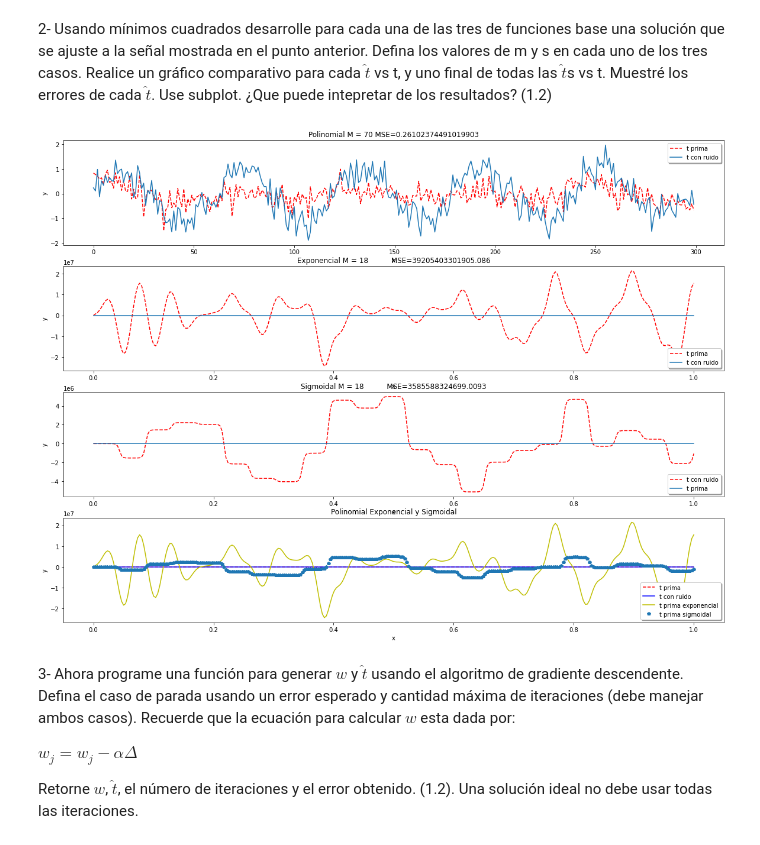
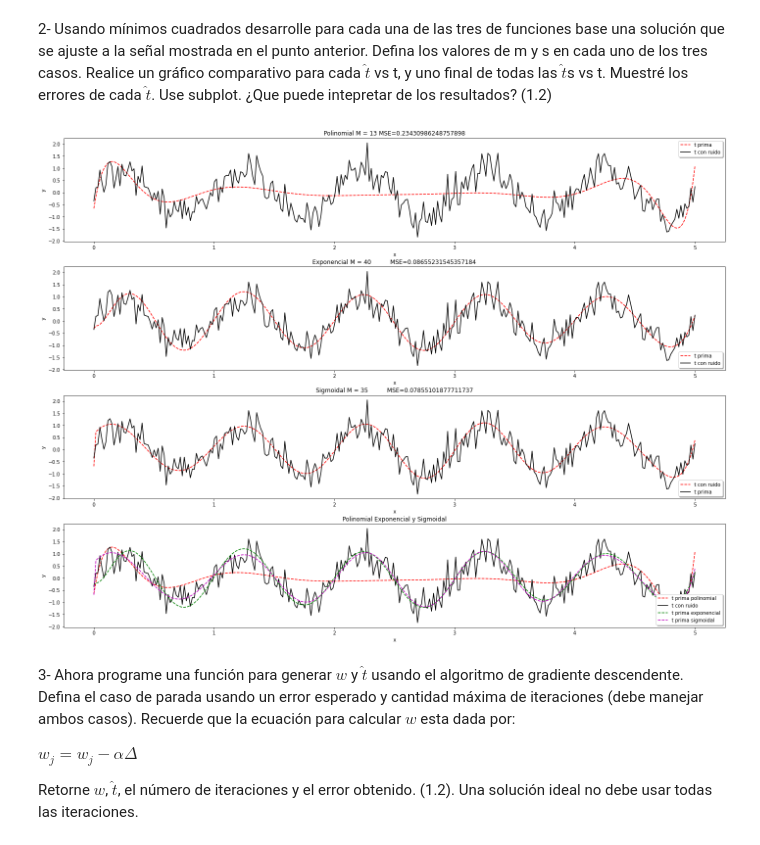
Before and after one commit to crisywini/ia_workspace, a Jupyter notebook: Taller3-Gradiente descendente.ipynb, the cells around one changed output. Saved outputs shown, nothing was run; the diff lists cells and outputs as text; code cells hidden in the pictures.

```diff
--- a/Taller3-Gradiente descendente.ipynb
+++ b/Taller3-Gradiente descendente.ipynb
@@ -52,6 +52,7 @@ def polinomial(X, m, x, s=0):
     for i in range(i_limit):
         for j in range(j_limit):
             X[i][j] = get_polinomial(x[i], j)
+    X[:, 0] = 1
 
 def exponential(X, m, x, s=1):
     '''
@@ -78,7 +79,7 @@ def get_phi(fn, x, m, s=1):
     '''
     Obtiene phi
     '''
-    medium = np.linspace(0,1, m)
+    medium = np.linspace(0,5, m)
     X = np.zeros((len(x),m)) #Tamaño de t por m
     fn(X, medium, x, s)
     return X
@@ -97,17 +98,12 @@ def mean_square_error(Y, w):
 
     return error
 
-def get_W(fn, x, m, c=t, s=1):
+def get_W(phi,c=t):
     '''
     Calcula el W mediante la formula
     '''
-    phi = get_phi(fn, x, m, s)
-    T = np.array([t])
-    Y = ((np.linalg.inv((phi.T.dot(phi)))).dot(phi.T))
-    T = T.T
-    #129,10  -> 129,1
-    #No importa la transpuesta, se genera #características X 1
-    W =Y.dot(T)
+    T = np.array([c])
+    W = ((np.linalg.inv((phi.T.dot(phi)))).dot(phi.T)).dot(T.T)
     return W
 
 def get_y_values(Y):
@@ -121,63 +117,68 @@ def get_y_values(Y):
             y.append(Y[i][j])
     return y
 
-x = np.arange(0,len(t),1)#Tabular valores de x
-W = get_W(polinomial, x, 50)#Se Crea el primer W
+#x = np.arange(0,len(t),1)#Tabular valores de x
+
 #print(W)
-X = get_phi(polinomial, x, 50)#Se crea phi
+X = get_phi(polinomial, x, 13)#Se crea phi
+W = get_W(X)#Se Crea el primer W
 Y = X.dot(W)#Se crean las predicciones
 mse1 = mean_square_error(Y, W)#Se crea el error cuadrático medio
 y = get_y_values(Y)#Valores de y para graficar
 
-x1 = np.linspace(0,1,len(t)) #Asociado a la media
-W1 = get_W(exponential, x1, 40, 0.01)
-X1 = get_phi(exponential, x1, 40, 0.01)
+#x1 = np.linspace(0,1,len(t)) #Asociado a la media
+
+X1 = get_phi(exponential, x, 40, 0.8)
+W1 = get_W(X1)
 Y1 = X1.dot(W1)
 y1 = get_y_values(Y1)
-mse2 =  mean_square_error(Y1, W1)
+mse2 =  mean_square_error(Y1, W1)#Cambiar el w
 
-W2 = get_W(sigmoidal, x1, 24, 0.002)
-X2 = get_phi(sigmoidal, x1, 24, 0.002)
+
+X2 = get_phi(sigmoidal, x, 35, t.std())
+W2 = get_W(X2)
 Y2 = X2.dot(W2)
 y2 = get_y_values(Y2)
 mse3 =  mean_square_error(Y2, W2)
 
 
 plt.subplots(4,1, figsize=(20,15))
 plt.subplot(4,1,1)
-plt.plot(x, y, 'r--', x, t)
-plt.title("Polinomial M = 70 MSE="+str(mse1))
+plt.tight_layout(pad=3.0)
+plt.plot(x, y, 'r--', x, t, 'k')
+plt.title("Polinomial M = 13 MSE="+str(mse1))
 plt.ylabel('y')
 plt.xlabel('x')
 plt.legend(('t prima', 't con ruido'), loc='upper right', shadow=True)
 
+
 plt.subplot(4,1,2)
-plt.plot(x1, y1, 'r--', x1, t)
-plt.title("Exponencial M = 18          MSE="+str(mse2))
+plt.plot(x,y1,'r--', x, t, 'k')
+plt.title("Exponencial M = 40          MSE="+str(mse2))
 plt.ylabel('y')
 plt.xlabel('x')
 plt.legend(('t prima', 't con ruido'), loc='lower right', shadow=True)
 
 plt.subplot(4,1,3)
-plt.plot(x1, y2, 'r--', x1, t)
-plt.title("Sigmoidal M = 18          MSE="+str(mse3))
+plt.plot(x, y2, 'r--', x, t, 'k')
+plt.title("Sigmoidal M = 35          MSE="+str(mse3))
 plt.ylabel('y')
 plt.xlabel('x')
 plt.legend(('t con ruido', 't prima'), loc='lower right', shadow=True)
 
 
 plt.subplot(4,1,4)
-plt.plot(x1, y, 'r--', x1, t, 'b', x1, y1, 'y', x1, y2, 'p')
+plt.plot(x, y, 'r--', x, t, 'k', x, y1, 'g--', x, y2, 'm--')
 plt.title("Polinomial Exponencial y Sigmoidal")
 plt.ylabel('y')
 plt.xlabel('x')
-plt.legend(('t prima', 't con ruido', 't prima exponencial', 't prima sigmoidal'), loc='lower right', shadow=True)
+plt.legend(('t prima polinomial', 't con ruido', 't prima exponencial', 't prima sigmoidal'), loc='lower right', shadow=True)
 
 
 #En la ultima con POLINOMIAL, EXPONENCIAL, SIGMOIDAL, TCON RUIDO
 plt.show()
 # %% [output]
-[figure, old version]
+[figure, new version]
 # %% [markdown]
 3- Ahora programe una función para generar $w$ y $\hat{t}$ usando el algoritmo de gradiente descendente. Defina el caso de parada usando un error esperado y cantidad máxima de iteraciones (debe manejar ambos casos). Recuerde que la ecuación para calcular $w$ esta dada por:
 
```
Also changed, not shown: parts of 1 cell of this notebook.
